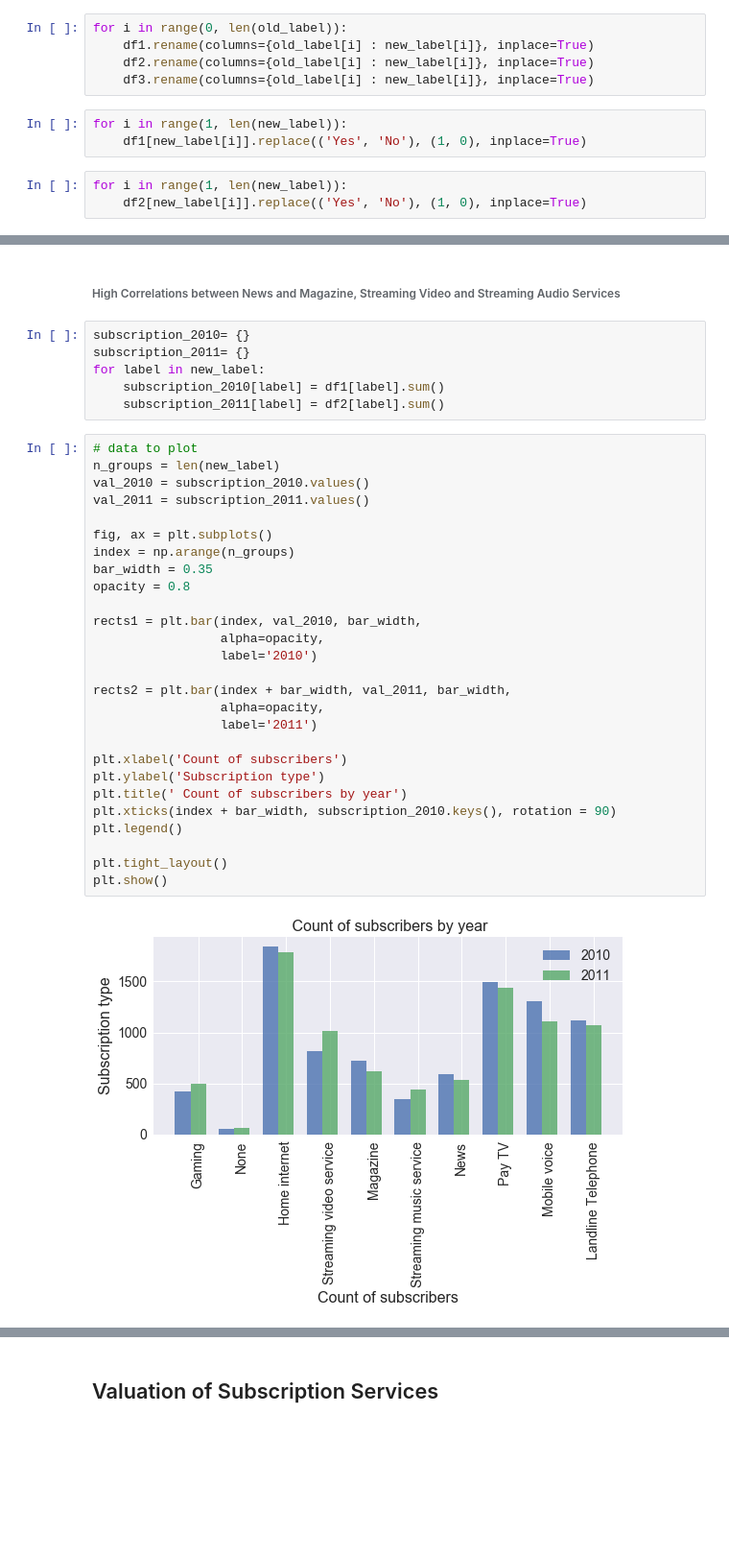
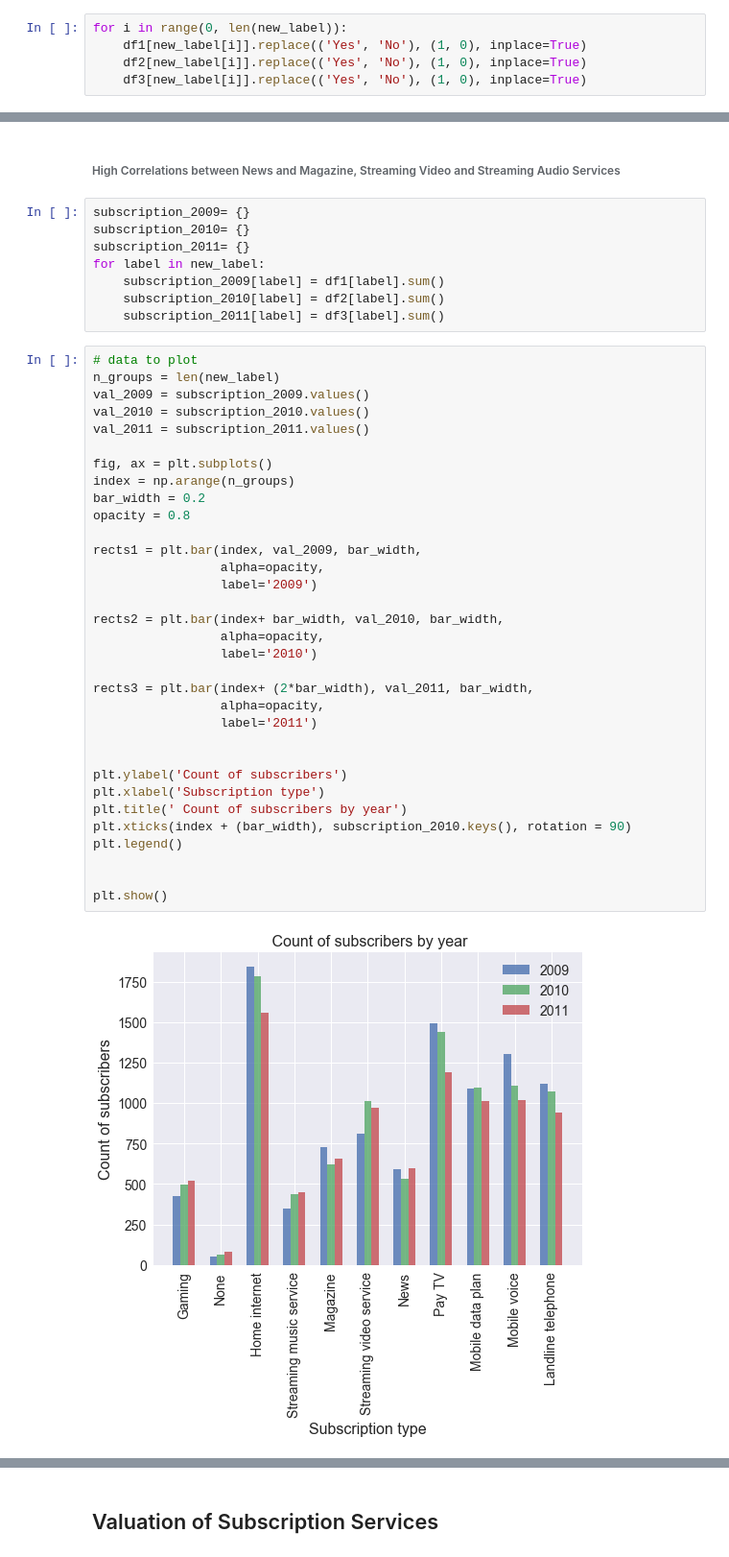
Before and after one commit to rohit-agrawal10/datascience, a Jupyter notebook: Deloitte Digital Democracy.ipynb, the cells around one changed output, grey strips where cells are left out. Shown: that part at 96% size. Drawn from its saved outputs; the diff is of its cells as text; blank space fills up the shorter version.

```diff
--- a/Deloitte Digital Democracy.ipynb
+++ b/Deloitte Digital Democracy.ipynb
@@ -48,14 +38,8 @@ new_label.append("None")
 # %%
-for i in range(0, len(old_label)):
-    df1.rename(columns={old_label[i] : new_label[i]}, inplace=True)
-    df2.rename(columns={old_label[i] : new_label[i]}, inplace=True)
-    df3.rename(columns={old_label[i] : new_label[i]}, inplace=True)
+for i in range(0, len(new_label)):
+    df1[new_label[i]].replace(('Yes', 'No'), (1, 0), inplace=True)
+    df2[new_label[i]].replace(('Yes', 'No'), (1, 0), inplace=True)
+    df3[new_label[i]].replace(('Yes', 'No'), (1, 0), inplace=True)
-# %%
-for i in range(1, len(new_label)):
-    df1[new_label[i]].replace(('Yes', 'No'), (1, 0), inplace=True)
-# %%
-for i in range(1, len(new_label)):
-    df2[new_label[i]].replace(('Yes', 'No'), (1, 0), inplace=True)
 # %%
 df_heatmap = df1[new_label]
 corr = df_heatmap.corr()
@@ -67,38 +51,46 @@ plt.show()
 # %% [markdown]
 ###### High Correlations between News and Magazine, Streaming Video and Streaming Audio Services
 # %%
+subscription_2009= {}
 subscription_2010= {}
 subscription_2011= {}
 for label in new_label:
-    subscription_2010[label] = df1[label].sum()
-    subscription_2011[label] = df2[label].sum()
+    subscription_2009[label] = df1[label].sum()
+    subscription_2010[label] = df2[label].sum()
+    subscription_2011[label] = df3[label].sum()
 # %%
 # data to plot
 n_groups = len(new_label)
+val_2009 = subscription_2009.values()
 val_2010 = subscription_2010.values()
 val_2011 = subscription_2011.values()
 
 fig, ax = plt.subplots()
 index = np.arange(n_groups)
-bar_width = 0.35
+bar_width = 0.2
 opacity = 0.8
 
-rects1 = plt.bar(index, val_2010, bar_width,
+rects1 = plt.bar(index, val_2009, bar_width,
+                 alpha=opacity,
+                 label='2009')
+
+rects2 = plt.bar(index+ bar_width, val_2010, bar_width,
                  alpha=opacity,
                  label='2010')
 
-rects2 = plt.bar(index + bar_width, val_2011, bar_width,
+rects3 = plt.bar(index+ (2*bar_width), val_2011, bar_width,
                  alpha=opacity,
                  label='2011')
 
-plt.xlabel('Count of subscribers')
-plt.ylabel('Subscription type')
+
+plt.ylabel('Count of subscribers')
+plt.xlabel('Subscription type')
 plt.title(' Count of subscribers by year')
-plt.xticks(index + bar_width, subscription_2010.keys(), rotation = 90)
+plt.xticks(index + (bar_width), subscription_2010.keys(), rotation = 90)
 plt.legend()
 
-plt.tight_layout()
+
 plt.show()
 # %% [output]
-[figure, old version]
+[figure, new version]
 # %% [markdown]
```
Also changed, not shown: parts of 34 cells of this notebook.
